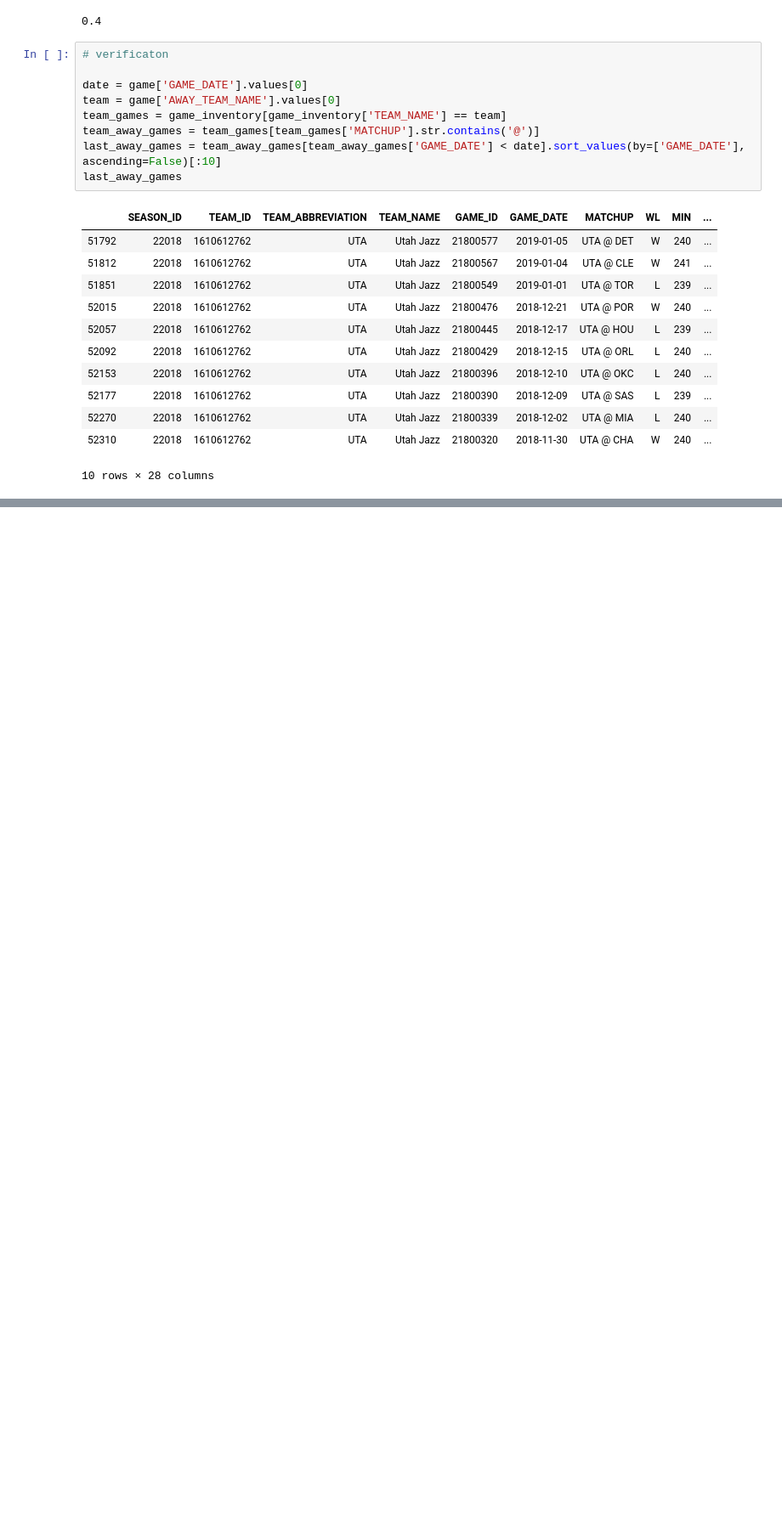
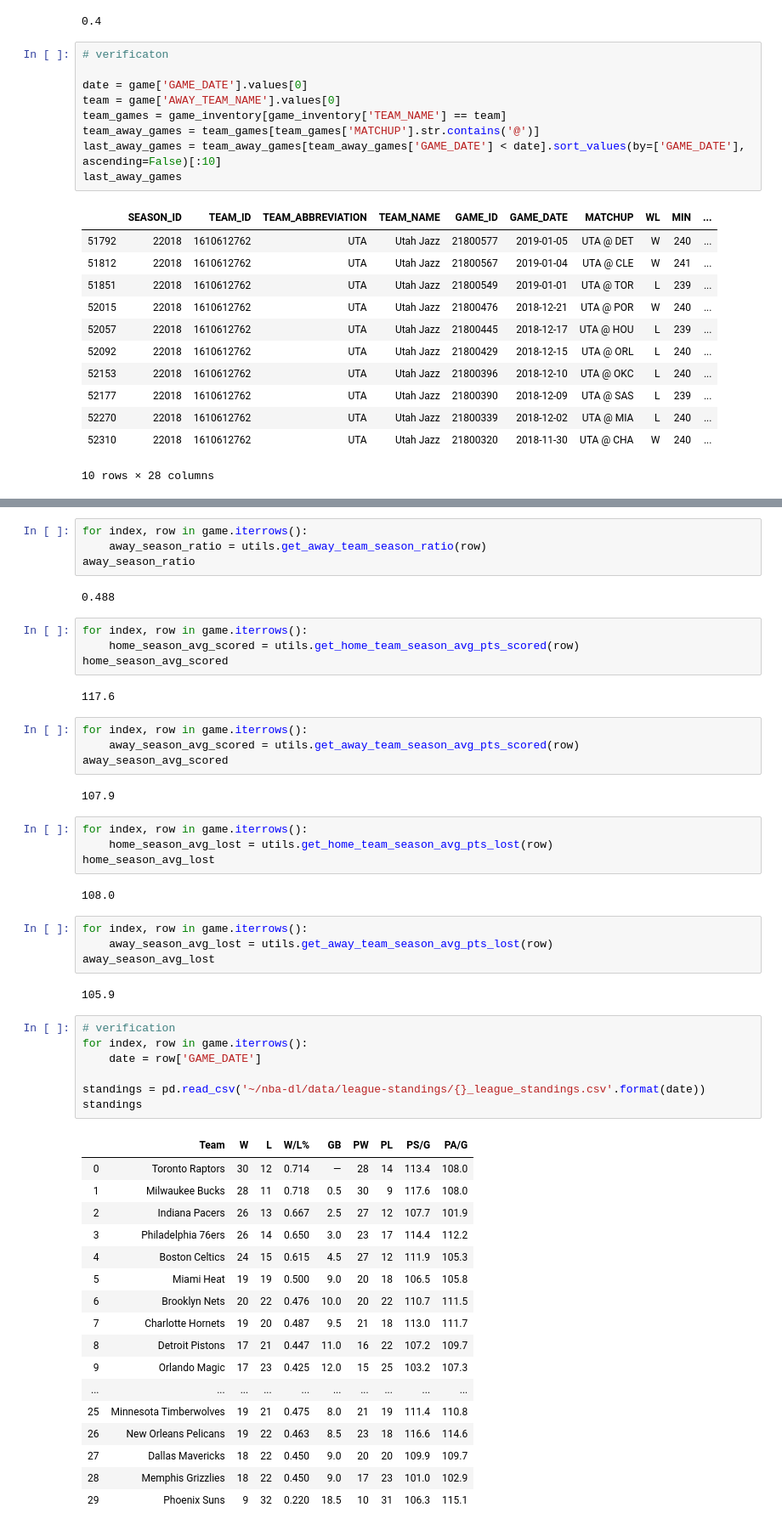
Before and after one commit to kubamacek/nba-dl, a Jupyter notebook: notebooks/utils-check.ipynb, the cells around one changed output, grey strips where cells are left out. Shown: that part at 85% size. Cells and saved outputs as stored; diff of their text form; blank space fills up the shorter version.

Commit message:
add functions for daily league standings

```diff
--- a/notebooks/utils-check.ipynb
+++ b/notebooks/utils-check.ipynb
@@ -239,0 +289,55 @@ last_away_games
+# %%
+for index, row in game.iterrows():
+    away_season_ratio = utils.get_away_team_season_ratio(row)
+away_season_ratio
+# %% [output]
+0.488
+# %%
+for index, row in game.iterrows():
+    home_season_avg_scored = utils.get_home_team_season_avg_pts_scored(row)
+home_season_avg_scored
+# %% [output]
+117.6
+# %%
+for index, row in game.iterrows():
+    away_season_avg_scored = utils.get_away_team_season_avg_pts_scored(row)
+away_season_avg_scored
+# %% [output]
+107.9
+# %%
+for index, row in game.iterrows():
+    home_season_avg_lost = utils.get_home_team_season_avg_pts_lost(row)
+home_season_avg_lost
+# %% [output]
+108.0
+# %%
+for index, row in game.iterrows():
+    away_season_avg_lost = utils.get_away_team_season_avg_pts_lost(row)
+away_season_avg_lost
+# %% [output]
+105.9
+# %%
+# verification
+for index, row in game.iterrows():
+    date = row['GAME_DATE']
+
+standings = pd.read_csv('~/nba-dl/data/league-standings/{}_league_standings.csv'.format(date))
+standings
+# %% [output]
+|  | Team | W | L | W/L% | GB | PW | PL | PS/G | PA/G |
+| 0 | Toronto Raptors | 30 | 12 | 0.714 | — | 28 | 14 | 113.4 | 108.0 |
+| 1 | Milwaukee Bucks | 28 | 11 | 0.718 | 0.5 | 30 | 9 | 117.6 | 108.0 |
+| 2 | Indiana Pacers | 26 | 13 | 0.667 | 2.5 | 27 | 12 | 107.7 | 101.9 |
+| 3 | Philadelphia 76ers | 26 | 14 | 0.650 | 3.0 | 23 | 17 | 114.4 | 112.2 |
+| 4 | Boston Celtics | 24 | 15 | 0.615 | 4.5 | 27 | 12 | 111.9 | 105.3 |
+| 5 | Miami Heat | 19 | 19 | 0.500 | 9.0 | 20 | 18 | 106.5 | 105.8 |
+| 6 | Brooklyn Nets | 20 | 22 | 0.476 | 10.0 | 20 | 22 | 110.7 | 111.5 |
+| 7 | Charlotte Hornets | 19 | 20 | 0.487 | 9.5 | 21 | 18 | 113.0 | 111.7 |
+| 8 | Detroit Pistons | 17 | 21 | 0.447 | 11.0 | 16 | 22 | 107.2 | 109.7 |
+| 9 | Orlando Magic | 17 | 23 | 0.425 | 12.0 | 15 | 25 | 103.2 | 107.3 |
+| ... | ... | ... | ... | ... | ... | ... | ... | ... | ... |
+| 25 | Minnesota Timberwolves | 19 | 21 | 0.475 | 8.0 | 21 | 19 | 111.4 | 110.8 |
+| 26 | New Orleans Pelicans | 19 | 22 | 0.463 | 8.5 | 23 | 18 | 116.6 | 114.6 |
+| 27 | Dallas Mavericks | 18 | 22 | 0.450 | 9.0 | 20 | 20 | 109.9 | 109.7 |
+| 28 | Memphis Grizzlies | 18 | 22 | 0.450 | 9.0 | 17 | 23 | 101.0 | 102.9 |
+| 29 | Phoenix Suns | 9 | 32 | 0.220 | 18.5 | 10 | 31 | 106.3 | 115.1 |
```
Also changed, not shown: parts of 16 cells of this notebook, 1 other file.
